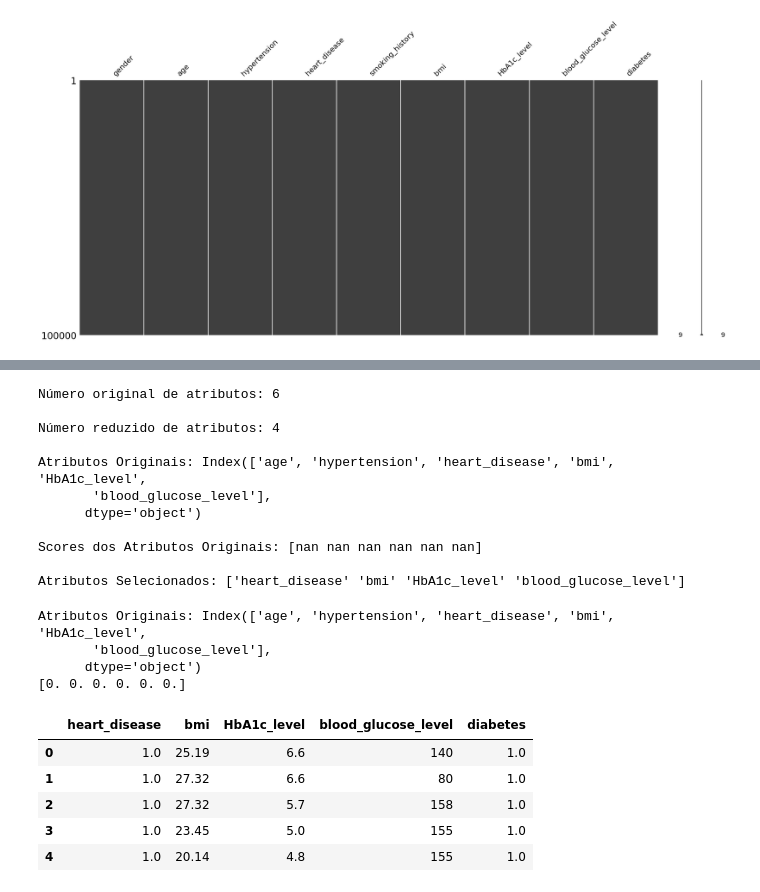
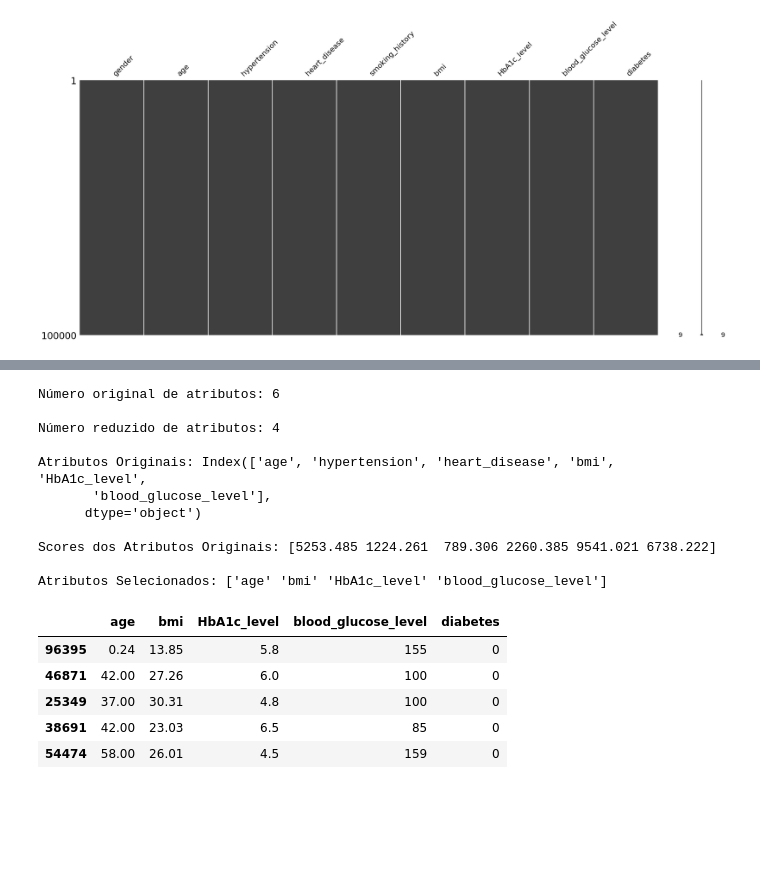
Before and after one commit to PedroHudson/PUC_aulas, a Jupyter notebook: MVP_teste.ipynb, the cells around one changed output, grey strips where cells are left out. Cells and saved outputs as stored; diff of their text form; code cells hidden in the pictures; blank space fills up the shorter version.

```diff
--- a/MVP_teste.ipynb
+++ b/MVP_teste.ipynb
@@ -143,3 +143,6 @@ plt.title("Distribuição de Diabéticos no Dataset")
 plt.show()
 # %% [output]
 [figure]
+# %%
+dataset_balanceado['gender_num'] = pd.Categorical(dataset_balanceado['gender']).codes
+dataset_balanceado['smoking_history_num'] = pd.Categorical(dataset_balanceado['smoking_history']).codes
@@ -225,4 +246,7 @@ diabetes               float64
 dtype: object
+# %%
+# Seleção das colunas para a criação do novo dataframe
+dataset_novo = dataset_balanceado[['age', 'hypertension', 'heart_disease', 'bmi', 'HbA1c_level', 'blood_glucose_level','diabetes']]
 # %%
 # Preparação dos dados
 
@@ -247,12 +271,12 @@ print('\nNúmero original de atributos:', X.shape[1])
 print('\nNúmero reduzido de atributos:', features.shape[1])
 
 # Exibe os atributos originais
-print("\nAtributos Originais:", dataset.columns[0:6])
+print("\nAtributos Originais:", dataset_novo.columns[0:6])
 
 # Exibe as pontuações de cada atributo e os 4 escolhidos (com pontuação mais altas)
 np.set_printoptions(precision=3) # 3 casas decimais
 print("\nScores dos Atributos Originais:", fit.scores_)
-print("\nAtributos Selecionados:", best_var.get_feature_names_out(input_features=dataset.columns[0:6]))
+print("\nAtributos Selecionados:", best_var.get_feature_names_out(input_features=dataset_novo.columns[0:6]))
 # %% [output]
 Número original de atributos: 6
 
@@ -262,25 +286,11 @@ Atributos Originais: Index(['age', 'hypertension', 'heart_disease', 'bmi', 'HbA1
        'blood_glucose_level'],
       dtype='object')
 
-Scores dos Atributos Originais: [nan nan nan nan nan nan]
+Scores dos Atributos Originais: [5253.485 1224.261  789.306 2260.385 9541.021 6738.222]
 
-Atributos Selecionados: ['heart_disease' 'bmi' 'HbA1c_level' 'blood_glucose_level']
+Atributos Selecionados: ['age' 'bmi' 'HbA1c_level' 'blood_glucose_level']
-# %%
-# Importâncioa de Atributos com ExtraTrees
-
-# Criação do modelo para seleção de atributos
-modelo = ExtraTreesClassifier(n_estimators=100)
-modelo.fit(X,y)
-
-# Exibe os atributos originais
-print("\nAtributos Originais:", dataset.columns[0:6])
-
-# Exibe a pontuação de importância para cada atributo (quanto maior a pontuação, mais importante é o atributo)
-print(modelo.feature_importances_)
-# %% [output]
-Atributos Originais: Index(['age', 'hypertension', 'heart_disease', 'bmi', 'HbA1c_level',
-       'blood_glucose_level'],
-      dtype='object')
-[0. 0. 0. 0. 0. 0.]
+# %%
+# Seleção das colunas para a criação do novo dataframe
+dataset_final = dataset_novo[['age', 'bmi', 'HbA1c_level', 'blood_glucose_level','diabetes']]
 # %%
 # Seleção das colunas para a criação do novo dataframe
@@ -288,9 +298,9 @@ dataset = dataset[['heart_disease', 'bmi', 'HbA1c_level', 'blood_glucose_level',
 # %%
-dataset.head()
+dataset_final.head()
 # %% [output]
-|  | heart_disease | bmi | HbA1c_level | blood_glucose_level | diabetes |
-| 0 | 1.0 | 25.19 | 6.6 | 140 | 1.0 |
-| 1 | 1.0 | 27.32 | 6.6 | 80 | 1.0 |
-| 2 | 1.0 | 27.32 | 5.7 | 158 | 1.0 |
-| 3 | 1.0 | 23.45 | 5.0 | 155 | 1.0 |
-| 4 | 1.0 | 20.14 | 4.8 | 155 | 1.0 |
+|  | age | bmi | HbA1c_level | blood_glucose_level | diabetes |
+| 96395 | 0.24 | 13.85 | 5.8 | 155 | 0 |
+| 46871 | 42.00 | 27.26 | 6.0 | 100 | 0 |
+| 25349 | 37.00 | 30.31 | 4.8 | 100 | 0 |
+| 38691 | 42.00 | 23.03 | 6.5 | 85 | 0 |
+| 54474 | 58.00 | 26.01 | 4.5 | 159 | 0 |
```
Also changed, not shown: parts of 11 cells of this notebook.
